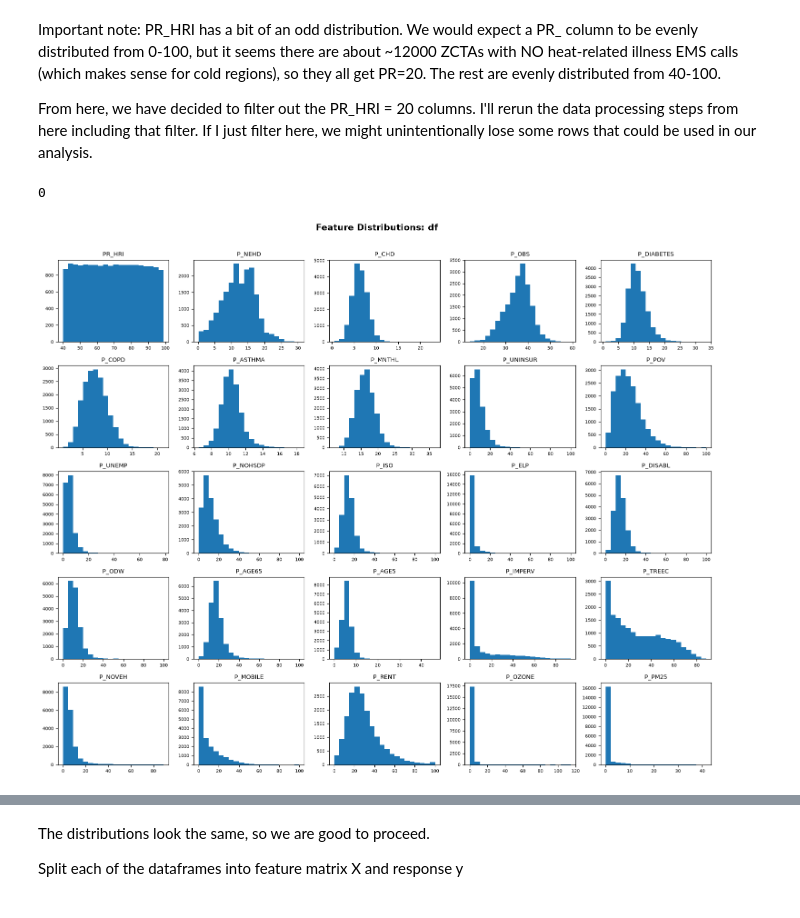
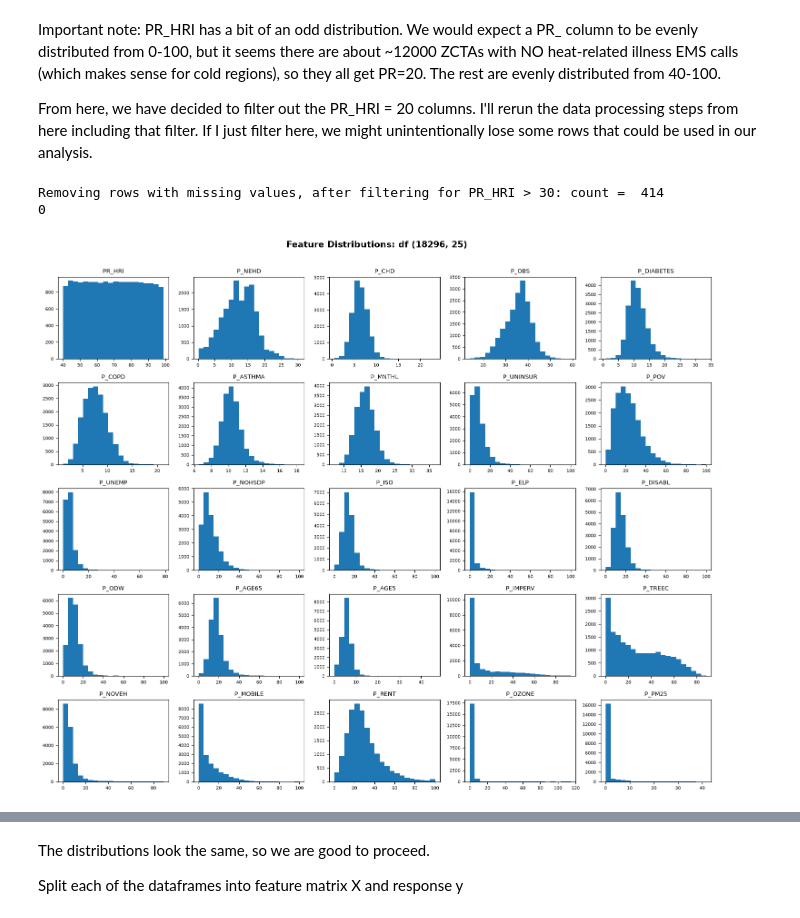
Before and after one commit to jpmehta1/Heat-and-Health-Project, a Jupyter notebook: Heat and Health Analysis.ipynb, the cells around one changed output, grey strips where cells are left out. Cells and saved outputs as stored; diff of their text form; code cells hidden in the pictures.

```diff
--- a/Heat and Health Analysis.ipynb
+++ b/Heat and Health Analysis.ipynb
@@ -106,7 +106,7 @@ def plot_column_distributions(df, df_name):
         ax.set_title(col, fontsize=9)
         ax.tick_params(labelsize=7)
 
-    fig.suptitle(f"Feature Distributions: {df_name}", fontsize=14, fontweight="bold")
+    fig.suptitle(f"Feature Distributions: {df_name} {df.shape}", fontsize=14, fontweight="bold")
     fig.tight_layout(rect=[0, 0, 1, 0.97])  # leave a little space at the top
     plt.show()
 
@@ -120,21 +120,23 @@ From here, we have decided to filter out the PR_HRI = 20 columns. I'll rerun the
 # %%
 # Recopy the data and isolate the columns of interest
 df = df_raw.copy()
 df = df[usecols]
 
 # Filter out the low PR_HRI rows
 df = df[df['PR_HRI'] > 30]
 
 # Count how many rows have at least one NULL value
-(df == -999).any(axis=1).sum()
+rows_missing_values = (df == -999).any(axis=1)
+print("Removing rows with missing values, after filtering for PR_HRI > 30: count = ", rows_missing_values.sum())
 
 # Filter for the rows with no NULL values
-df = df[np.logical_not((df == -999).any(axis=1))]
+df = df[np.logical_not(rows_missing_values)]
 
 # Check that now we have no NULL values
 print((df == -999).any(axis=1).sum())
 
 plot_column_distributions(df, "df")
 # %% [output]
+Removing rows with missing values, after filtering for PR_HRI > 30: count =  414
 0
-[figure, old version]
+[figure, new version]
```
Also changed, not shown: parts of 4 cells of this notebook.
